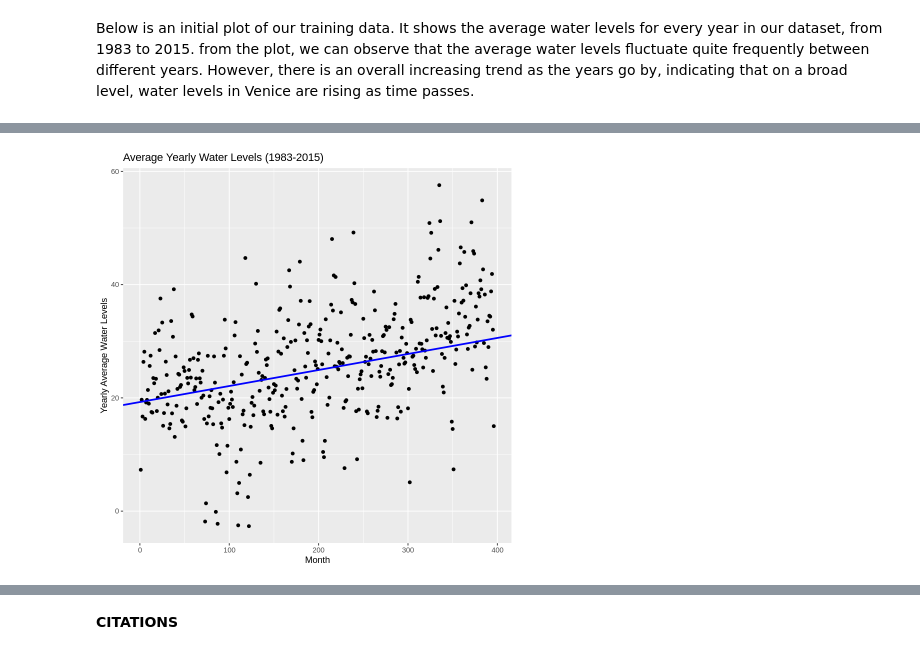
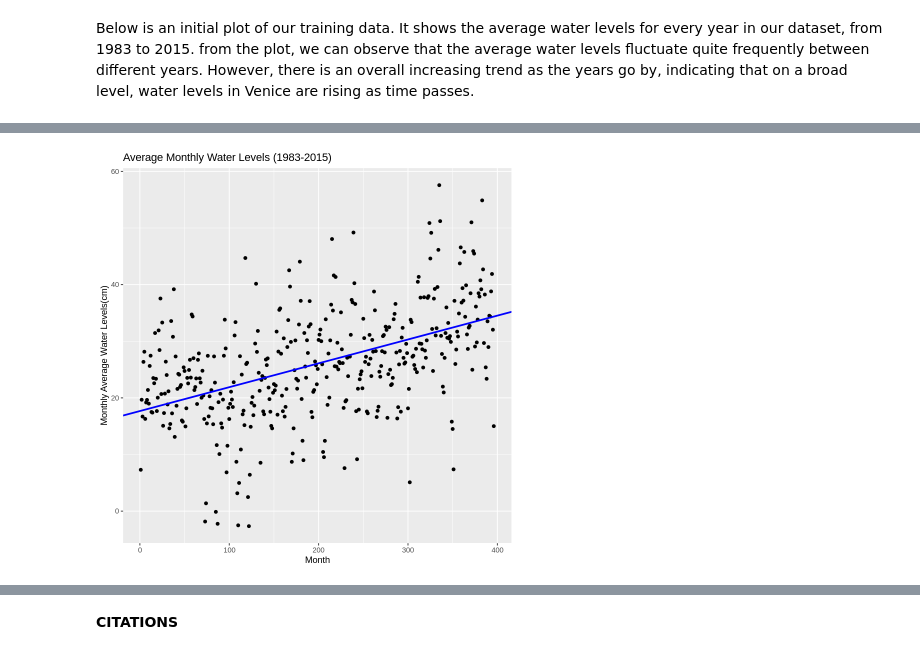
Before and after one commit to Applemyp/dsci100-group36-project, a Jupyter notebook: Group Project Report.ipynb, the cells around one changed output, grey strips where cells are left out. Cells and saved outputs as stored; diff of their text form; code cells hidden in the pictures.

```diff
--- a/Group Project Report.ipynb
+++ b/Group Project Report.ipynb
@@ -84,16 +84,13 @@ From inspection of the summary tibbles above, we can see that the `mean_yearly`
 # %% [markdown]
 Below is an initial plot of our training data. It shows the average water levels for every year in our dataset, from 1983 to 2015. from the plot, we can observe that the average water levels fluctuate quite frequently between different years. However, there is an overall increasing trend as the years go by, indicating that on a broad level, water levels in Venice are rising as time passes.
 # %%
-# concatenate the 2 columns for year & month and set the date to 01 for being able to use as.Date
-time_series_df$year_month <- paste(time_series_df$Year,"-", time_series_df$Month, "-01", sep = "")
-time_series_df$year_month <- as.Date(time_series_df$year_month)
-
+set.seed(2000)
 time_series_df<-mutate(time_series_df, tibble(Month=seq(1,396))) |>
 select(-Year)
 time_series_df
 
 # use initial_time_split instead of initial_split since it's time series - not independent of each other
-data_split <- initial_time_split(time_series_df, prop = 0.7, strata = Year)
+data_split <- initial_split(time_series_df, prop = 0.7, strata = Month)
 training_data <- training(data_split)
 testing_data <- testing(data_split)
 
@@ -209,11 +206,11 @@ Coefficients:
 # %%
 prediction_line<-ggplot(time_series_df, aes(x = Month, y = month_average)) + geom_point()+
-labs( x = "Month", y = "Yearly Average Water Levels", title = "Average Yearly Water Levels (1983-2015)")+
-geom_abline(intercept=19.2681, slope=0.0283, color='blue', lwd=1)
+labs( x = "Month", y = "Monthly Average Water Levels(cm)", title = "Average Monthly Water Levels (1983-2015)")+
+geom_abline(intercept=17.67798, slope=0.04213, color='blue', lwd=1)
 
 prediction_line
 # %% [output]
-[figure, old version]
+[figure, new version]
 # %%
 <-9.298e-0+1.488e+01
 y
```
Also changed, not shown: parts of 7 cells of this notebook.
